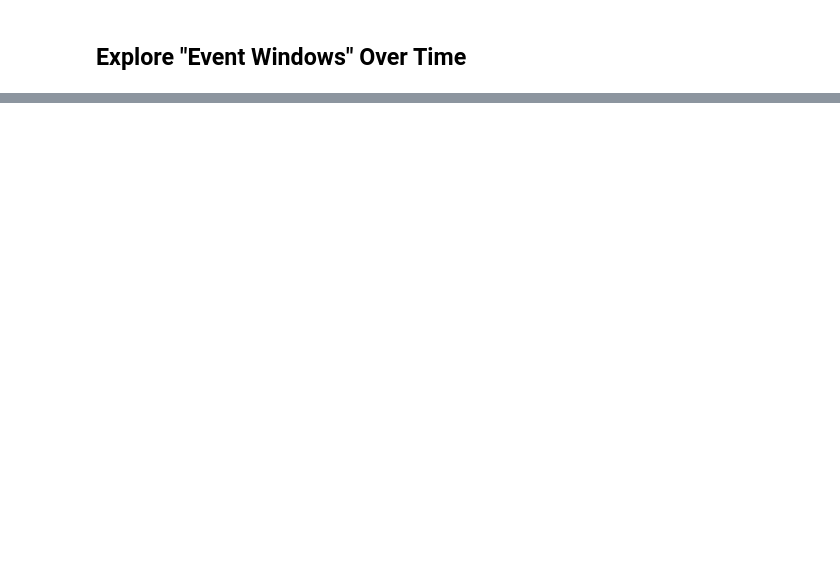
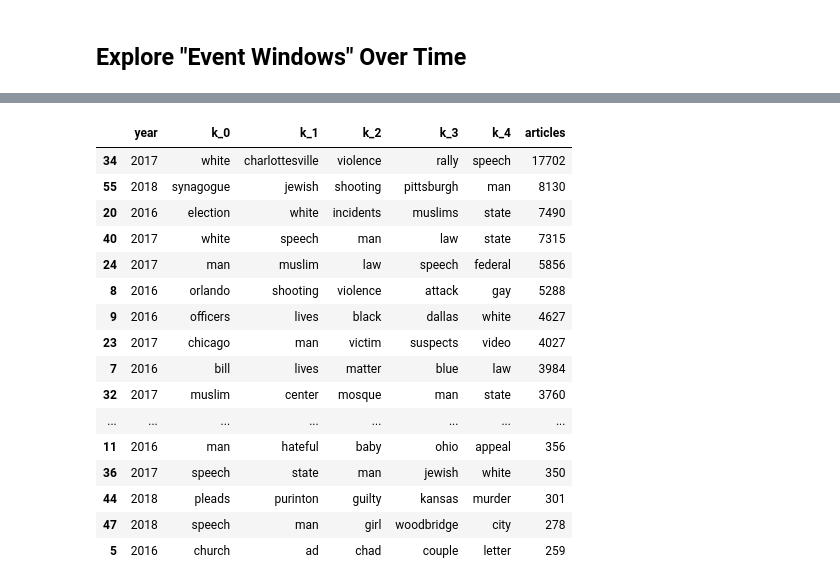
Before and after one commit to Jwmazzi/media_research, a Jupyter notebook: planning/GDELT Overview.ipynb, the cells around one changed output, grey strips where cells are left out. Cells and saved outputs as stored; diff of their text form; code cells hidden in the pictures; blank space fills up the shorter version.

```diff
--- a/planning/GDELT Overview.ipynb
+++ b/planning/GDELT Overview.ipynb
@@ -185,0 +195,25 @@ full_df.sort_values('Total_2018', ascending=0)
+# %%
+year_df = df[[
+    'year', 'k_0', 'k_1', 'k_2', 'k_3', 'k_4', 'articles'
+]]
+
+year_df.groupby(['year']).sum()
+year_df.sort_values('articles', ascending=False)
+# %% [output]
+|  | year | k_0 | k_1 | k_2 | k_3 | k_4 | articles |
+| 34 | 2017 | white | charlottesville | violence | rally | speech | 17702 |
+| 55 | 2018 | synagogue | jewish | shooting | pittsburgh | man | 8130 |
+| 20 | 2016 | election | white | incidents | muslims | state | 7490 |
+| 40 | 2017 | white | speech | man | law | state | 7315 |
+| 24 | 2017 | man | muslim | law | speech | federal | 5856 |
+| 8 | 2016 | orlando | shooting | violence | attack | gay | 5288 |
+| 9 | 2016 | officers | lives | black | dallas | white | 4627 |
+| 23 | 2017 | chicago | man | victim | suspects | video | 4027 |
+| 7 | 2016 | bill | lives | matter | blue | law | 3984 |
+| 32 | 2017 | muslim | center | mosque | man | state | 3760 |
+| ... | ... | ... | ... | ... | ... | ... | ... |
+| 11 | 2016 | man | hateful | baby | ohio | appeal | 356 |
+| 36 | 2017 | speech | state | man | jewish | white | 350 |
+| 44 | 2018 | pleads | purinton | guilty | kansas | murder | 301 |
+| 47 | 2018 | speech | man | girl | woodbridge | city | 278 |
+| 5 | 2016 | church | ad | chad | couple | letter | 259 |
```
Also changed, not shown: parts of 19 cells of this notebook, 2 other files.
